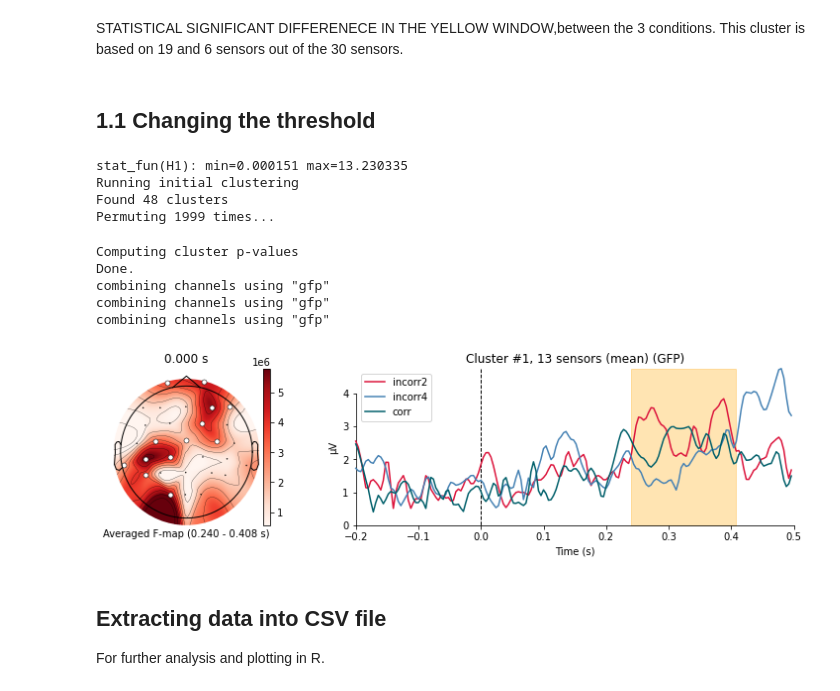
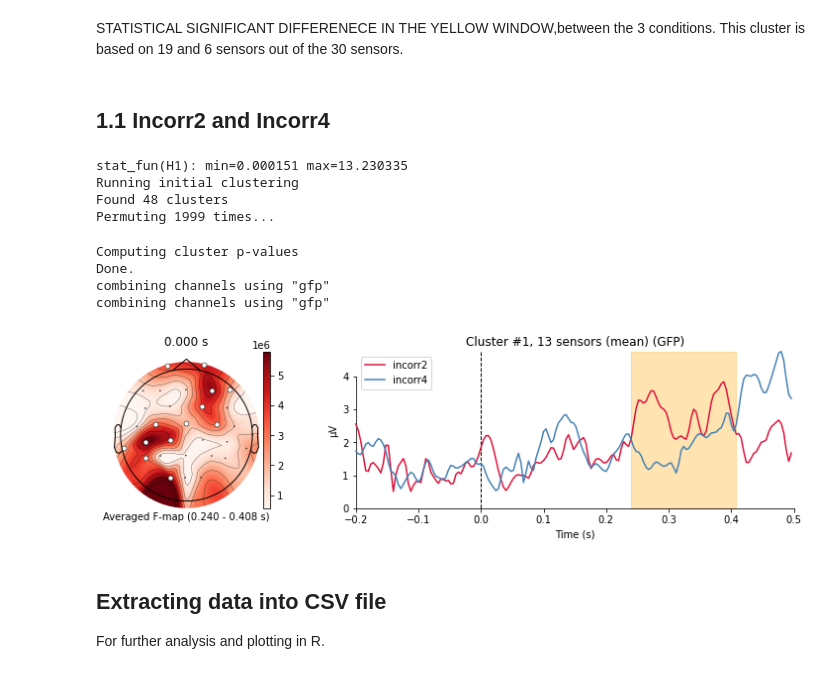
Before and after one commit to rikkeuldbaek/Cognitive_Neuroscience, a Jupyter notebook: Statistical_analysis_EEG_own_exp.ipynb, the cells around one changed output. Drawn from its saved outputs; the diff is of its cells as text; code cells hidden in the pictures.

```diff
--- a/Statistical_analysis_EEG_own_exp.ipynb
+++ b/Statistical_analysis_EEG_own_exp.ipynb
@@ -268,10 +268,10 @@ combining channels using "gfp"
 # %% [markdown]
 STATISTICAL SIGNIFICANT DIFFERENECE IN THE YELLOW WINDOW,between the 3 conditions.  This cluster is based on 19 and 6 sensors out of the 30 sensors.
 # %% [markdown]
-## 1.1 Changing the threshold
+## 1.1 Incorr2 and Incorr4
 # %%
 # set family-wise p-value
-p_accept = 0.10
+p_accept = 0.05
 
 # running the permutation test with 2000 permutations and a random seed of 4
 cluster_stats = mne.stats.spatio_temporal_cluster_test(X, n_permutations=2000, tail=0,
@@ -284,10 +284,10 @@ good_cluster_inds = np.where(p_values < p_accept)[0]
 from mpl_toolkits.axes_grid1 import make_axes_locatable
 
 # configuration of variables for visualisation
-colors = {"incorr2": "crimson", "incorr4": 'steelblue', "corr": "#005f6a"}
+colors = {"incorr2": "crimson", "incorr4": 'steelblue'}
 
 # organising data for plotting
-evokeds = {cond: epochs[cond].average() for cond in ["recog_phase/incorr2/second", "recog_phase/incorr4/fourth", "recog_phase/corr/fifth"]}
+evokeds = {cond: epochs[cond].average() for cond in ["recog_phase/incorr2/second", "recog_phase/incorr4/fourth"]}
 
 
 # looping over clusters
@@ -326,35 +326,34 @@ for i_clu, clu_idx in enumerate(good_cluster_inds):
     ax_topo.set_xlabel(
         'Averaged F-map ({:0.3f} - {:0.3f} s)'.format(*sig_times[[0, -1]]))
 
     # adding new axis for time courses and plot time courses
     ax_signals = divider.append_axes('right', size='300%', pad=1.2)
     title = 'Cluster #{0}, {1} sensor'.format(i_clu + 1, len(ch_inds))
     if len(ch_inds) > 1:
         title += "s (mean)"
     mne.viz.plot_compare_evokeds(evokeds, title=title, picks=ch_inds, axes=ax_signals,
                          colors=colors, show=False,
                          split_legend=True, truncate_yaxis='auto')
 
     # plotting temporal cluster extent
     ymin, ymax = ax_signals.get_ylim()
     ax_signals.fill_betweenx((ymin, ymax), sig_times[0], sig_times[-1],
                              color='orange', alpha=0.3)
 
     # clean-up
     mne.viz.tight_layout(fig=fig)
     fig.subplots_adjust(bottom=.05)
     plt.show()
 # %% [output]
 stat_fun(H1): min=0.000151 max=13.230335
 Running initial clustering
 Found 48 clusters
 Permuting 1999 times...
 Computing cluster p-values
 Done.
 combining channels using "gfp"
 combining channels using "gfp"
-combining channels using "gfp"
-[figure, old version]
+[figure, new version]
 # %% [markdown]
 ## Extracting data into CSV file
 For further analysis and plotting in R.
```
Also changed, not shown: parts of 1 cell of this notebook, 1 other file.
